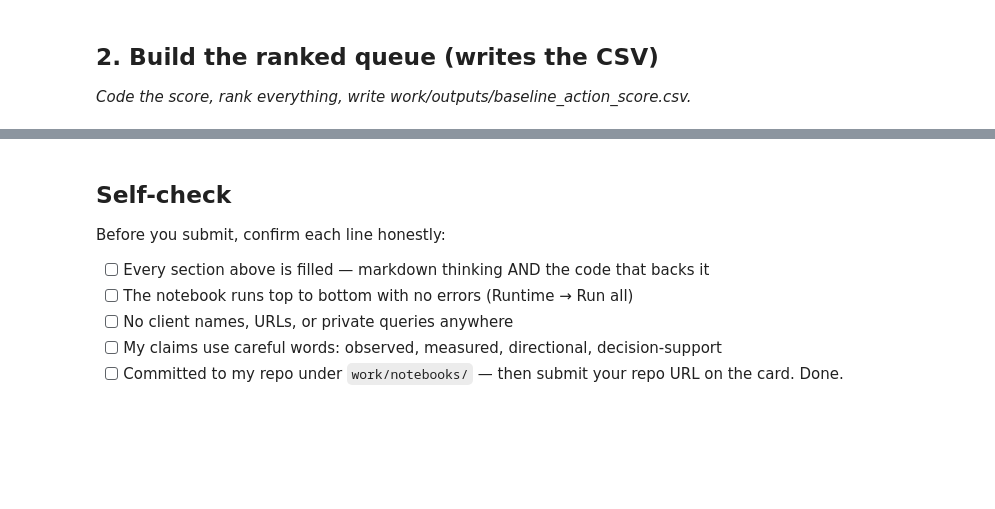
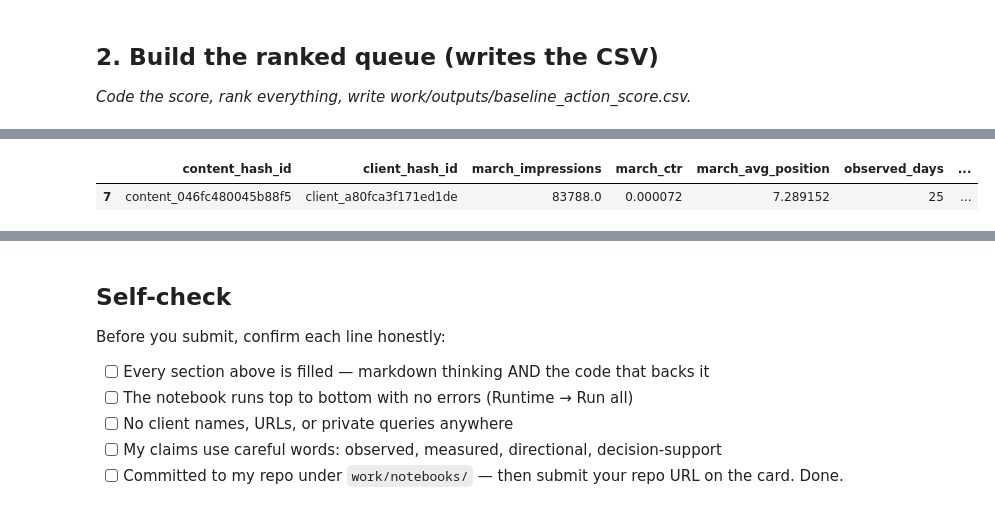
Before and after one commit to ramyaa-hegde/flyrank-ml-internship-tasks, a Jupyter notebook: work/notebooks/w04_baseline_score.ipynb, the cells around one changed output, grey strips where cells are left out. Saved outputs shown, nothing was run; the diff lists cells and outputs as text; code cells hidden in the pictures; blank space fills up the shorter version.

```diff
--- a/work/notebooks/w04_baseline_score.ipynb
+++ b/work/notebooks/w04_baseline_score.ipynb
@@ -242,0 +283,83 @@ Leakage Check: 0 leaked columns found in feature set.
+# %%
+# Weak-pick review and leakage audit
+
+# A weaker recommendation has incomplete observation coverage.
+weak_picks = top_20_review[
+    top_20_review["observed_days"] < 28
+].copy()
+
+weak_picks["why_weaker"] = (
+    "Fewer than 28 observed March days; interpret the observed CTR gap with extra care."
+)
+
+print("=== Weak-pick review ===")
+print(f"Top-20 candidates with fewer than 28 observed days: {len(weak_picks)}")
+
+if len(weak_picks) > 0:
+    display(
+        weak_picks[
+            [
+                "content_hash_id",
+                "client_hash_id",
+                "march_impressions",
+                "march_ctr",
+                "march_avg_position",
+                "observed_days",
+                "action_score",
+                "why_weaker",
+            ]
+        ]
+    )
+else:
+    print("No top-20 candidates had incomplete observation coverage.")
+
+# Leakage audit: list only the columns used to calculate the baseline score.
+score_input_fields = [
+    "march_impressions",
+    "march_ctr",
+    "march_avg_position",
+]
+
+output_only_fields = [
+    "benchmark_ctr",
+    "ctr_gap",
+    "action_score",
+    "reason_code",
+    "action_label",
+]
+
+forbidden_terms = [
+    "future",
+    "next",
+    "target",
+    "label",
+    "product_flag",
+    "recommended_action",
+]
+
+suspect_score_inputs = [
+    field
+    for field in score_input_fields
+    if any(term in field.lower() for term in forbidden_terms)
+]
+
+identifier_fields = ["client_hash_id", "content_hash_id"]
+identifiers_used_as_score_inputs = [
+    field for field in score_input_fields if field in identifier_fields
+]
+
+print("\n=== Leakage audit ===")
+print("Source window: March 2026 observed data only.")
+print("Score input fields:", score_input_fields)
+print("Output-only fields:", output_only_fields)
+print("Suspect score-input names:", suspect_score_inputs)
+print("Identifiers used as score inputs:", identifiers_used_as_score_inputs)
+
+assert not suspect_score_inputs
+assert not identifiers_used_as_score_inputs
+
+print(
+    "\nResult: no future-window fields, product flags, target labels, "
+    "or identifiers are used as score inputs."
+)
+# %% [output]
@@ -242,0 +368,2 @@ Leakage Check: 0 leaked columns found in feature set.
+|  | content_hash_id | client_hash_id | march_impressions | march_ctr | march_avg_position | observed_days | ... |
+| 7 | content_046fc480045b88f5 | client_a80fca3f171ed1de | 83788.0 | 0.000072 | 7.289152 | 25 | ... |
```
Also changed, not shown: parts of 17 cells of this notebook.
